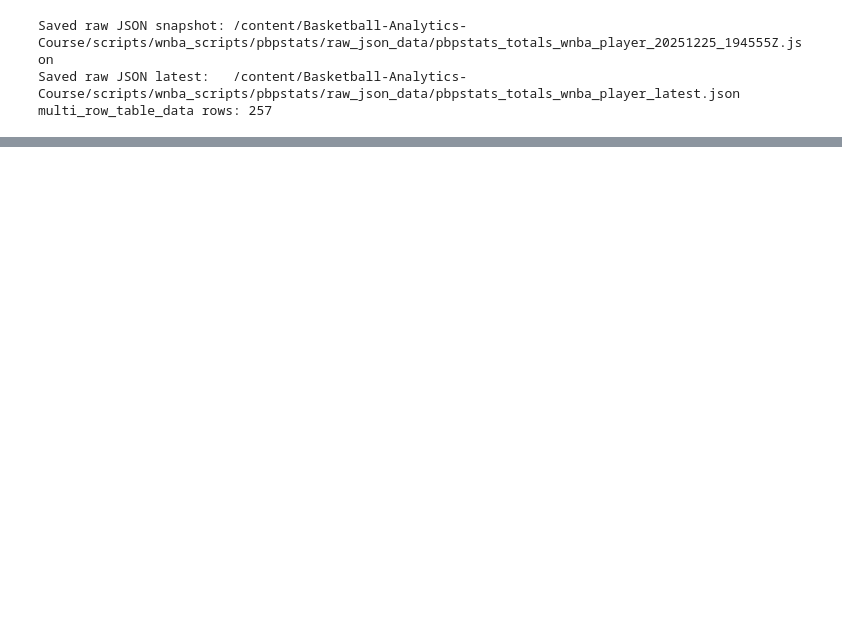
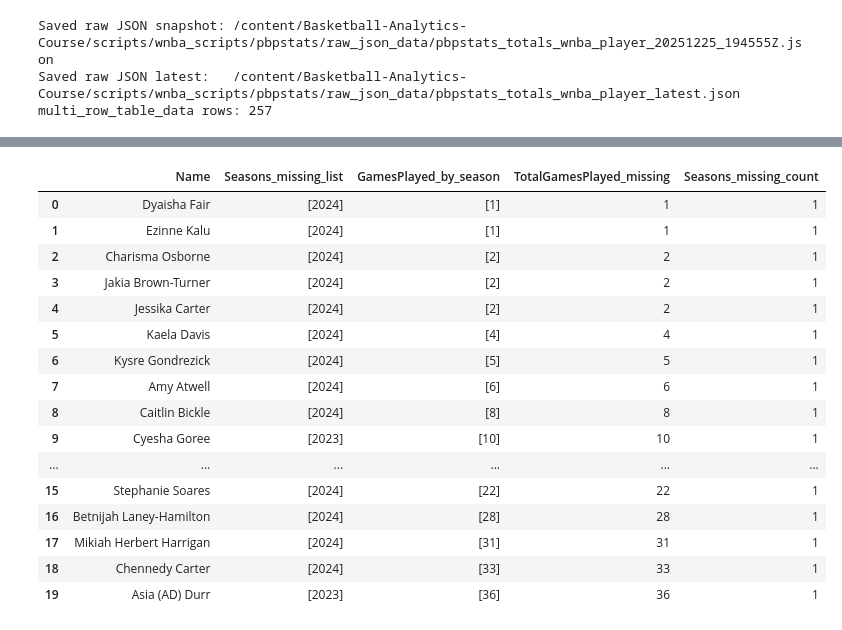
Before and after one commit to kbsmd-sportsmusicdata/Basketball-Analytics-Course, a Jupyter notebook: GetTotals_pbpstats.ipynb, the cells around one changed output, grey strips where cells are left out. Cells and saved outputs as stored; diff of their text form; code cells hidden in the pictures; blank space fills up the shorter version.

```diff
--- a/GetTotals_pbpstats.ipynb
+++ b/GetTotals_pbpstats.ipynb
@@ -78,0 +843,82 @@ multi_row_table_data rows: 257
+# %%
+import pandas as pd
+from pathlib import Path
+
+IN_PATH  = Path("/content/processed_positions/pbpstats_totals_player_by_season_with_positions.csv")
+OUT_PATH = Path("/content/processed_positions/missing_positions_summary.csv")
+
+df = pd.read_csv(IN_PATH)
+df.columns = [c.strip() for c in df.columns]
+
+# Detect GP column name (PBPStats sometimes varies)
+gp_col = None
+for cand in ["GamesPlayed", "GP", "games_played"]:
+    if cand in df.columns:
+        gp_col = cand
+        break
+if not gp_col:
+    raise ValueError(f"Couldn't find a games played column. Columns include: {df.columns.tolist()[:40]}")
+
+# Ensure Position exists
+if "Position" not in df.columns:
+    raise ValueError("Expected a 'Position' column in the merged file.")
+
+# Filter missing positions
+miss = df[df["Position"].isna()].copy()
+
+# (optional) make GP numeric
+miss[gp_col] = pd.to_numeric(miss[gp_col], errors="coerce")
+
+# Table of missing rows (name + season + GP)
+missing_rows = (
+    miss[["Name", "Season", gp_col]]
+      .drop_duplicates()
+      .sort_values(["Name", "Season"])
+      .rename(columns={gp_col: "GamesPlayed"})
+      .reset_index(drop=True)
+)
+
+# Summary per player:
+# - list of seasons missing
+# - list of games played in those seasons (aligned)
+# - total GP across missing seasons (nice for triage)
+summary = (
+    missing_rows.groupby("Name")
+    .agg(
+        Seasons_missing_list=("Season", lambda s: sorted(s.tolist())),
+        GamesPlayed_by_season=("GamesPlayed", lambda s: s.fillna(0).astype(int).tolist()),
+        TotalGamesPlayed_missing=("GamesPlayed", lambda s: int(s.fillna(0).sum())),
+        Seasons_missing_count=("Season", "count")
+    )
+    .reset_index()
+    .sort_values(["TotalGamesPlayed_missing", "Seasons_missing_count", "Name"], ascending=[True, False, True])
+    .reset_index(drop=True)
+)
+
+display(summary)
+
+# Quick “likely safe to ignore” check: total GP == 0
+zero_gp = summary[summary["TotalGamesPlayed_missing"] == 0]
+print(f"Players missing Position with 0 GP in missing seasons: {len(zero_gp)} / {len(summary)}")
+
+# Export
+summary.to_csv(OUT_PATH, index=False)
+print("✅ wrote:", OUT_PATH)
+# %% [output]
+|  | Name | Seasons_missing_list | GamesPlayed_by_season | TotalGamesPlayed_missing | Seasons_missing_count |
+| 0 | Dyaisha Fair | [2024] | [1] | 1 | 1 |
+| 1 | Ezinne Kalu | [2024] | [1] | 1 | 1 |
+| 2 | Charisma Osborne | [2024] | [2] | 2 | 1 |
+| 3 | Jakia Brown-Turner | [2024] | [2] | 2 | 1 |
+| 4 | Jessika Carter | [2024] | [2] | 2 | 1 |
+| 5 | Kaela Davis | [2024] | [4] | 4 | 1 |
+| 6 | Kysre Gondrezick | [2024] | [5] | 5 | 1 |
+| 7 | Amy Atwell | [2024] | [6] | 6 | 1 |
+| 8 | Caitlin Bickle | [2024] | [8] | 8 | 1 |
+| 9 | Cyesha Goree | [2023] | [10] | 10 | 1 |
+| ... | ... | ... | ... | ... | ... |
+| 15 | Stephanie Soares | [2024] | [22] | 22 | 1 |
+| 16 | Betnijah Laney-Hamilton | [2024] | [28] | 28 | 1 |
+| 17 | Mikiah Herbert Harrigan | [2024] | [31] | 31 | 1 |
+| 18 | Chennedy Carter | [2024] | [33] | 33 | 1 |
+| 19 | Asia (AD) Durr | [2023] | [36] | 36 | 1 |
```
Also changed, not shown: parts of 22 cells of this notebook.
